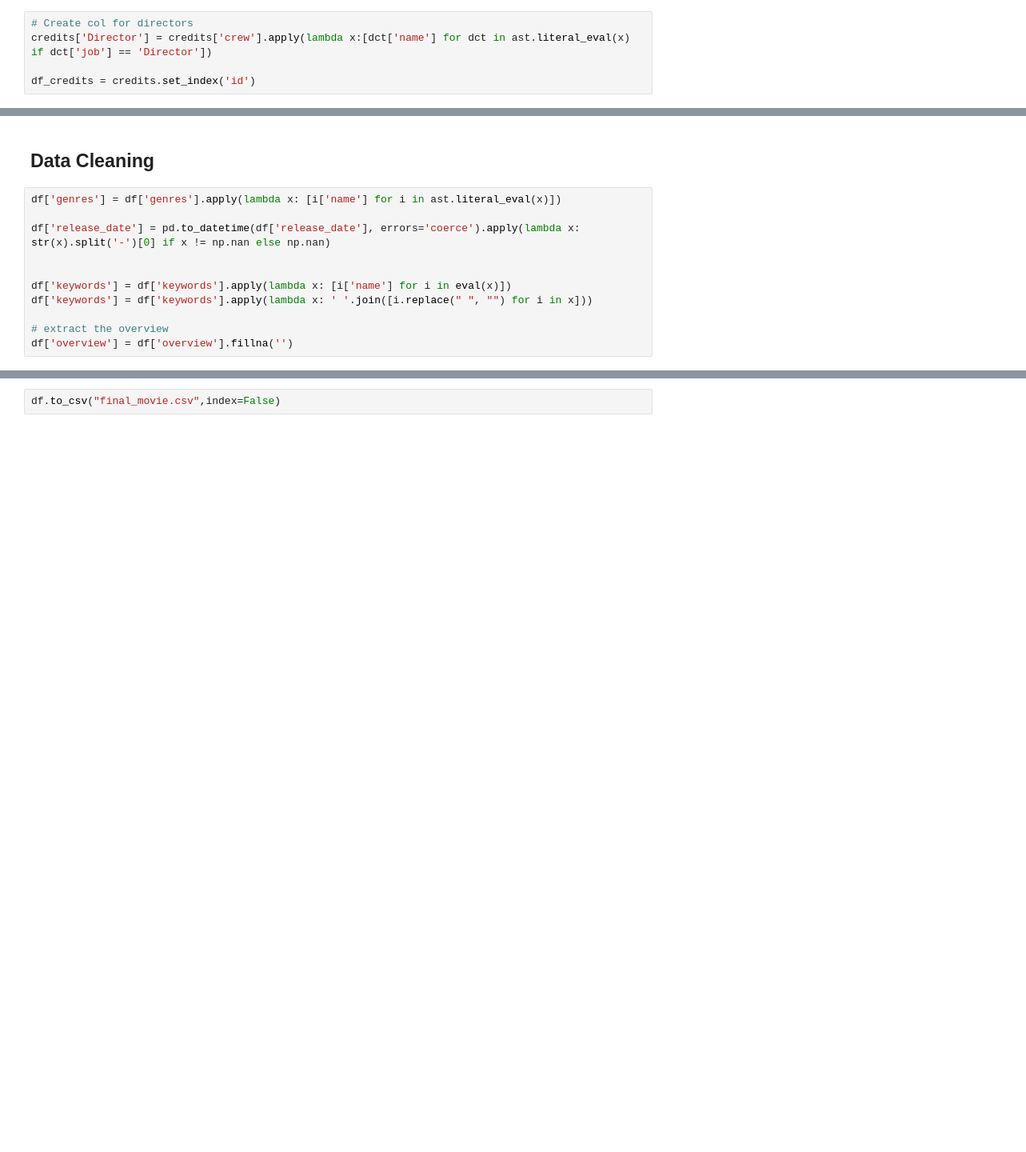
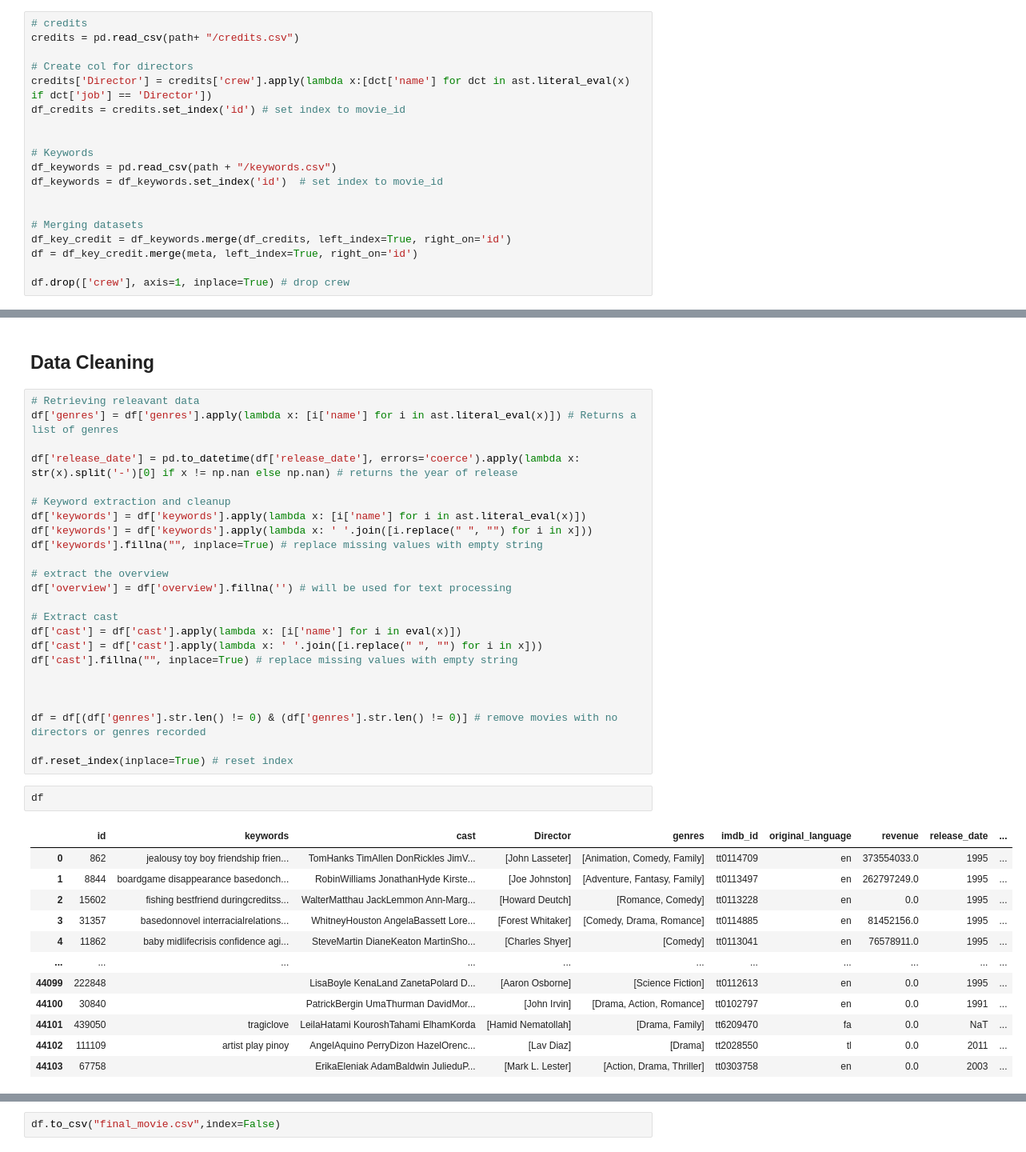
Before and after one commit to Luna-Dede/MovieRecommendationEngine, a Jupyter notebook: data_prep.ipynb, the cells around one changed output, grey strips where cells are left out. Shown: that part at 80% size. Saved outputs shown, nothing was run; the diff lists cells and outputs as text; blank space fills up the shorter version.

```diff
--- a/data_prep.ipynb
+++ b/data_prep.ipynb
@@ -66,5 +22,19 @@ credits
 # %%
+# credits
+credits = pd.read_csv(path+ "/credits.csv")
+
 # Create col for directors
 credits['Director'] = credits['crew'].apply(lambda x:[dct['name'] for dct in ast.literal_eval(x) if dct['job'] == 'Director'])
+df_credits = credits.set_index('id') # set index to movie_id
 
-df_credits = credits.set_index('id')
+
+# Keywords
+df_keywords = pd.read_csv(path + "/keywords.csv")
+df_keywords = df_keywords.set_index('id')  # set index to movie_id
+
+
+# Merging datasets
+df_key_credit = df_keywords.merge(df_credits, left_index=True, right_on='id')
+df = df_key_credit.merge(meta, left_index=True, right_on='id')
+
+df.drop(['crew'], axis=1, inplace=True) # drop crew
@@ -83,13 +41,41 @@ df = df_key_credit.merge(meta, left_index=True, right_on='id')
 # %% [markdown]
 ## Data Cleaning
 # %%
-df['genres'] = df['genres'].apply(lambda x: [i['name'] for i in ast.literal_eval(x)])
+# Retrieving releavant data
+df['genres'] = df['genres'].apply(lambda x: [i['name'] for i in ast.literal_eval(x)]) # Returns a list of genres
 
-df['release_date'] = pd.to_datetime(df['release_date'], errors='coerce').apply(lambda x: str(x).split('-')[0] if x != np.nan else np.nan)
+df['release_date'] = pd.to_datetime(df['release_date'], errors='coerce').apply(lambda x: str(x).split('-')[0] if x != np.nan else np.nan) # returns the year of release
+
+# Keyword extraction and cleanup
+df['keywords'] = df['keywords'].apply(lambda x: [i['name'] for i in ast.literal_eval(x)])
+df['keywords'] = df['keywords'].apply(lambda x: ' '.join([i.replace(" ", "") for i in x]))
+df['keywords'].fillna("", inplace=True) # replace missing values with empty string
+
+# extract the overview
+df['overview'] = df['overview'].fillna('') # will be used for text processing
+
+# Extract cast
+df['cast'] = df['cast'].apply(lambda x: [i['name'] for i in eval(x)])
+df['cast'] = df['cast'].apply(lambda x: ' '.join([i.replace(" ", "") for i in x]))
+df['cast'].fillna("", inplace=True) # replace missing values with empty string
 
 
-df['keywords'] = df['keywords'].apply(lambda x: [i['name'] for i in eval(x)])
-df['keywords'] = df['keywords'].apply(lambda x: ' '.join([i.replace(" ", "") for i in x]))
 
-# extract the overview
-df['overview'] = df['overview'].fillna('')
+df = df[(df['genres'].str.len() != 0) & (df['genres'].str.len() != 0)] # remove movies with no directors or genres recorded
+
+df.reset_index(inplace=True) # reset index
+# %%
+df
+# %% [output]
+|  | id | keywords | cast | Director | genres | imdb_id | original_language | revenue | release_date | ... |
+| 0 | 862 | jealousy toy boy friendship frien... | TomHanks TimAllen DonRickles JimV... | [John Lasseter] | [Animation, Comedy, Family] | tt0114709 | en | 373554033.0 | 1995 | ... |
+| 1 | 8844 | boardgame disappearance basedonch... | RobinWilliams JonathanHyde Kirste... | [Joe Johnston] | [Adventure, Fantasy, Family] | tt0113497 | en | 262797249.0 | 1995 | ... |
+| 2 | 15602 | fishing bestfriend duringcreditss... | WalterMatthau JackLemmon Ann-Marg... | [Howard Deutch] | [Romance, Comedy] | tt0113228 | en | 0.0 | 1995 | ... |
+| 3 | 31357 | basedonnovel interracialrelations... | WhitneyHouston AngelaBassett Lore... | [Forest Whitaker] | [Comedy, Drama, Romance] | tt0114885 | en | 81452156.0 | 1995 | ... |
+| 4 | 11862 | baby midlifecrisis confidence agi... | SteveMartin DianeKeaton MartinSho... | [Charles Shyer] | [Comedy] | tt0113041 | en | 76578911.0 | 1995 | ... |
+| ... | ... | ... | ... | ... | ... | ... | ... | ... | ... | ... |
+| 44099 | 222848 |  | LisaBoyle KenaLand ZanetaPolard D... | [Aaron Osborne] | [Science Fiction] | tt0112613 | en | 0.0 | 1995 | ... |
+| 44100 | 30840 |  | PatrickBergin UmaThurman DavidMor... | [John Irvin] | [Drama, Action, Romance] | tt0102797 | en | 0.0 | 1991 | ... |
+| 44101 | 439050 | tragiclove | LeilaHatami KouroshTahami ElhamKorda | [Hamid Nematollah] | [Drama, Family] | tt6209470 | fa | 0.0 | NaT | ... |
+| 44102 | 111109 | artist play pinoy | AngelAquino PerryDizon HazelOrenc... | [Lav Diaz] | [Drama] | tt2028550 | tl | 0.0 | 2011 | ... |
+| 44103 | 67758 |  | ErikaEleniak AdamBaldwin JulieduP... | [Mark L. Lester] | [Action, Drama, Thriller] | tt0303758 | en | 0.0 | 2003 | ... |
```
Also changed, not shown: parts of 23 cells of this notebook, 4 other files.
